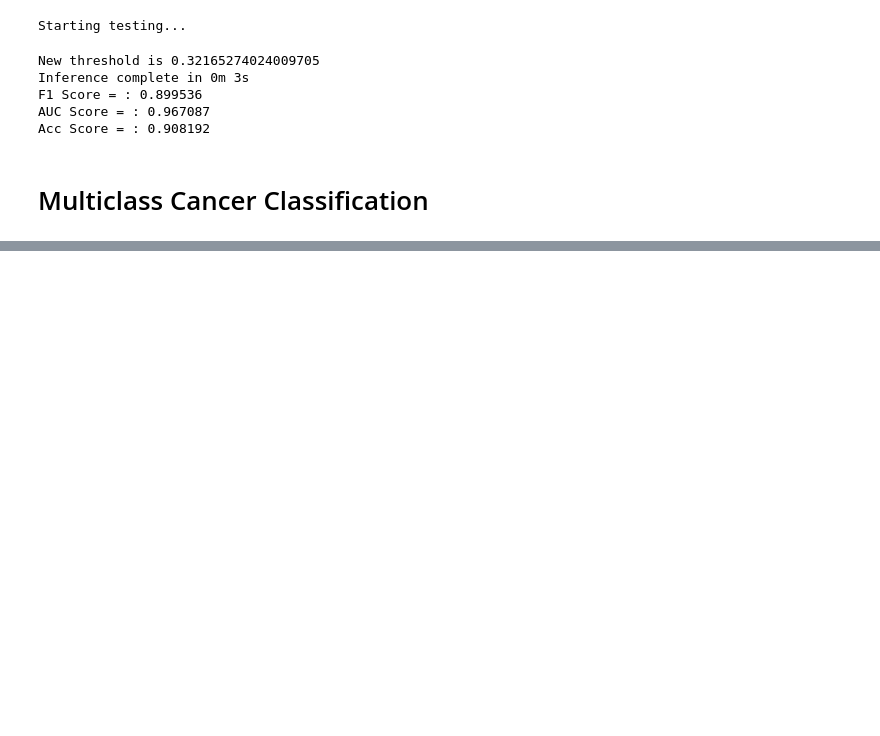
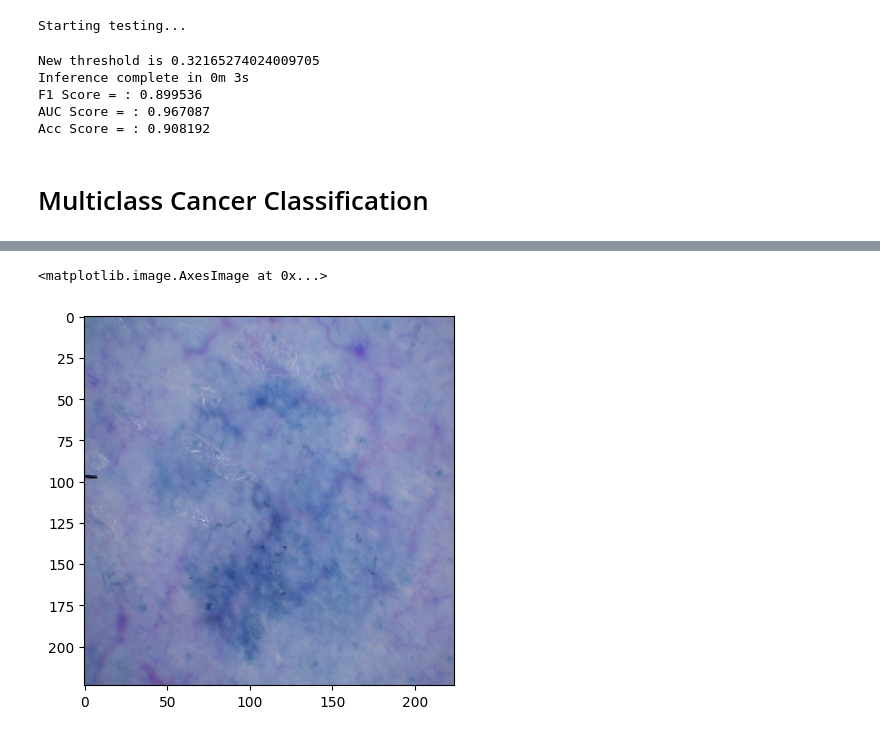
Before and after one commit to mberghouse/SkinScanner, a Jupyter notebook: src/initial_preprocessing_and_training.ipynb, the cells around one changed output, grey strips where cells are left out. Saved outputs shown, nothing was run; the diff lists cells and outputs as text; code cells hidden in the pictures; blank space fills up the shorter version.

```diff
--- a/src/initial_preprocessing_and_training.ipynb
+++ b/src/initial_preprocessing_and_training.ipynb
@@ -404,0 +440,4 @@ path1_non_cancer = '../datasets/cancer/binary/binary-skin-cancer/Skin_Data/Non_C
+# %%
+full_labels=torch.tensor(np.vstack(full_labels))
+full_files=np.hstack(full_files)
+full_labels
@@ -404,0 +472,16 @@ path1_non_cancer = '../datasets/cancer/binary/binary-skin-cancer/Skin_Data/Non_C
+# %%
+import cv2
+count=0
+test_images = np.zeros([len(full_files),224,224,3])
+for i in full_files:
+    im= cv2.resize(cv2.imread(i),[224,224], interpolation=cv2.INTER_CUBIC)
+    im = (im-np.nanmin(im))/(np.nanmax(im)-np.nanmin(im))
+    im = np.nan_to_num(im)
+    test_images[count]=im
+    count=count+1
+test_images = torch.tensor(test_images)
+# %%
+plt.imshow(test_images[0])
+# %% [output]
+<matplotlib.image.AxesImage at 0x...>
+[figure, added]
```
Also changed, not shown: parts of 22 cells of this notebook, 22 other files.
